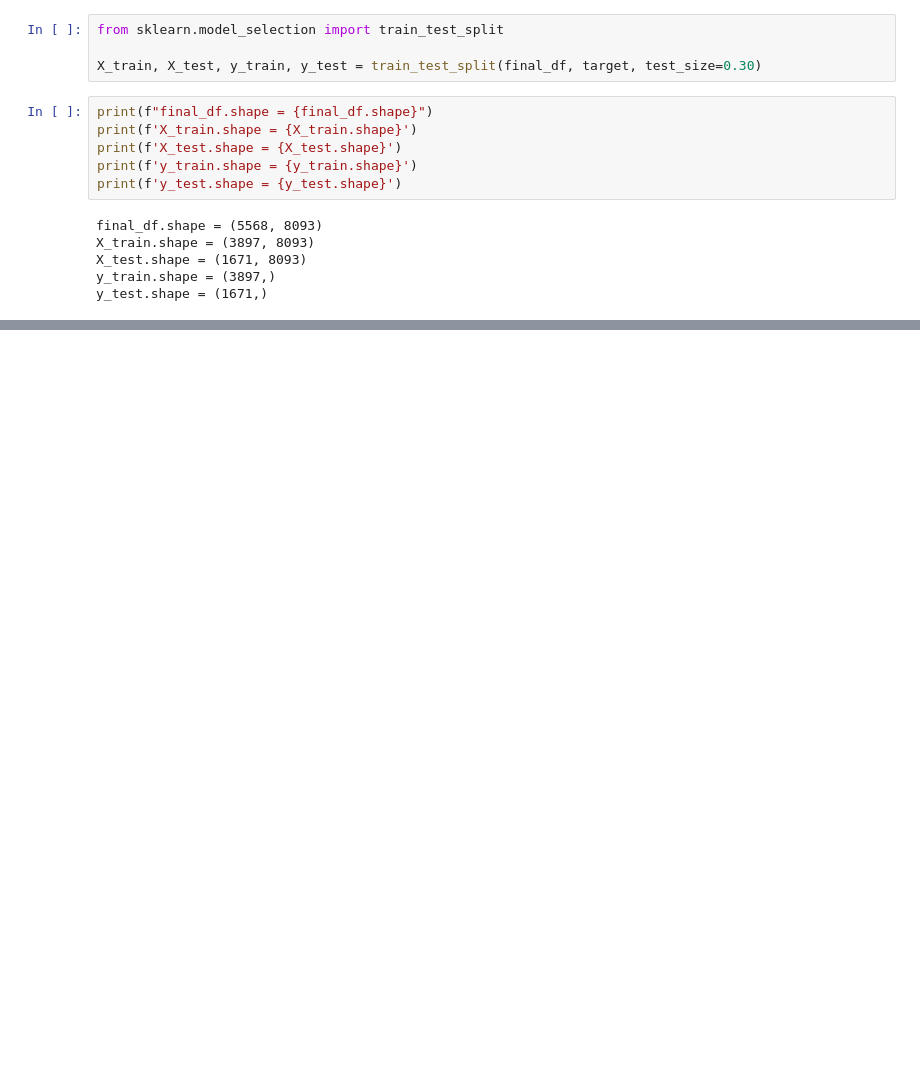
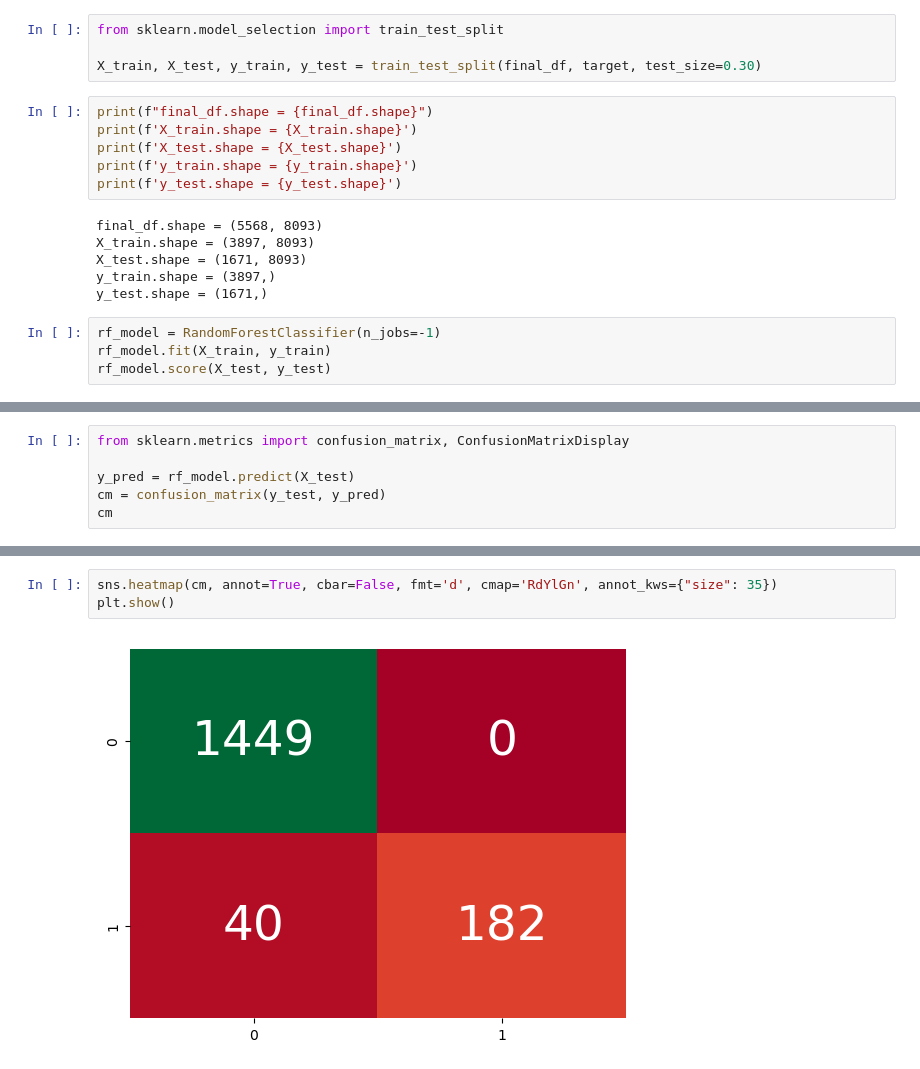
Before and after one commit to AhmedEhabH/SMS-SpamCollectionClassification, a Jupyter notebook: main.ipynb, the cells around one changed output, grey strips where cells are left out. Saved outputs shown, nothing was run; the diff lists cells and outputs as text; blank space fills up the shorter version.

Commit message:
Model Eveluation

```diff
--- a/main.ipynb
+++ b/main.ipynb
@@ -973,3 +976,7 @@ X_train.shape = (3897, 8093)
 X_test.shape = (1671, 8093)
 y_train.shape = (3897,)
 y_test.shape = (1671,)
+# %%
+rf_model = RandomForestClassifier(n_jobs=-1)
+rf_model.fit(X_train, y_train)
+rf_model.score(X_test, y_test)
@@ -975,0 +1002,6 @@ y_test.shape = (1671,)
+# %%
+from sklearn.metrics import confusion_matrix, ConfusionMatrixDisplay
+
+y_pred = rf_model.predict(X_test)
+cm = confusion_matrix(y_test, y_pred)
+cm
@@ -975,0 +1026,5 @@ y_test.shape = (1671,)
+# %%
+sns.heatmap(cm, annot=True, cbar=False, fmt='d', cmap='RdYlGn', annot_kws={"size": 35})
+plt.show()
+# %% [output]
+[figure, added]
```
Also changed, not shown: parts of 13 cells of this notebook.
